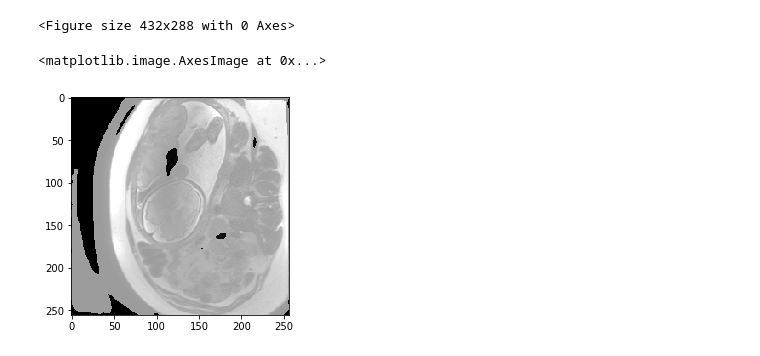
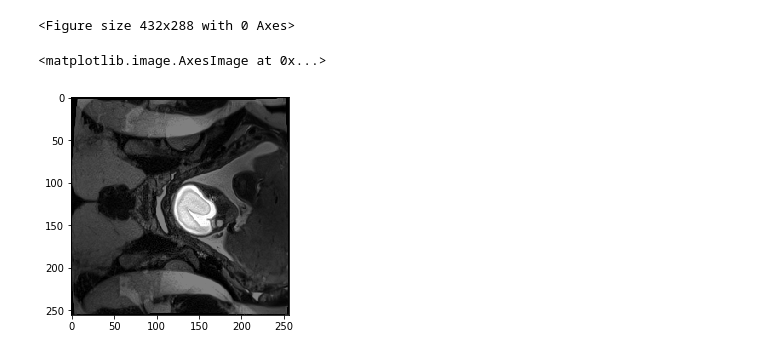
Before and after one commit to FNNDSC/fetal-brain-segmentation, a Jupyter notebook: MyTest.ipynb, the cells around one changed output. Cells and saved outputs as stored; diff of their text form; code cells hidden in the pictures.

```diff
--- a/MyTest.ipynb
+++ b/MyTest.ipynb
@@ -20,14 +20,14 @@ plt.gray()
 Using TensorFlow backend.
 <Figure size 432x288 with 0 Axes>
 # %%
-img_file = 'data/prev/Challenging/fetus_40.nii'
+img_file = 'data/kfold_data/images/10.nii'
 dh = DataHandler()
 img, _ = dh.getImageData(img_file)
-img_slice = img[15]
+img_slice = img[10]
 img_tensor = np.expand_dims(img_slice, axis=0)
 # %%
-model_json = glob.glob('temp_logs/unet_bn_bce_loss/kfold_unet_bn_bce_loss/*K0/*.json')
-model_weights = glob.glob('temp_logs/unet_bn_bce_loss/kfold_unet_bn_bce_loss/*K0/*.h5')
+model_json = glob.glob('logs/unet_bn_bce_loss/kfold_unet_bn_bce_loss/*K0/*.json')
+model_weights = glob.glob('logs/unet_bn_bce_loss/kfold_unet_bn_bce_loss/*K0/*.h5')
 # %%
 # Model reconstruction from JSON file
 with open(model_json[0], 'r') as f:
@@ -41,5 +37,7 @@ result[result > 0.50] = 1
+# %%
+result = classifier.predict(img_tensor/255.)
 # %%
-plt.imshow(np.squeeze(img_tensor + result * 400))
+plt.imshow(np.squeeze(img_tensor + result * 255))
 # %% [output]
 <matplotlib.image.AxesImage at 0x...>
-[figure, old version]
+[figure, new version]
```
Also changed, not shown: parts of 11 cells of this notebook, 7 other files.
